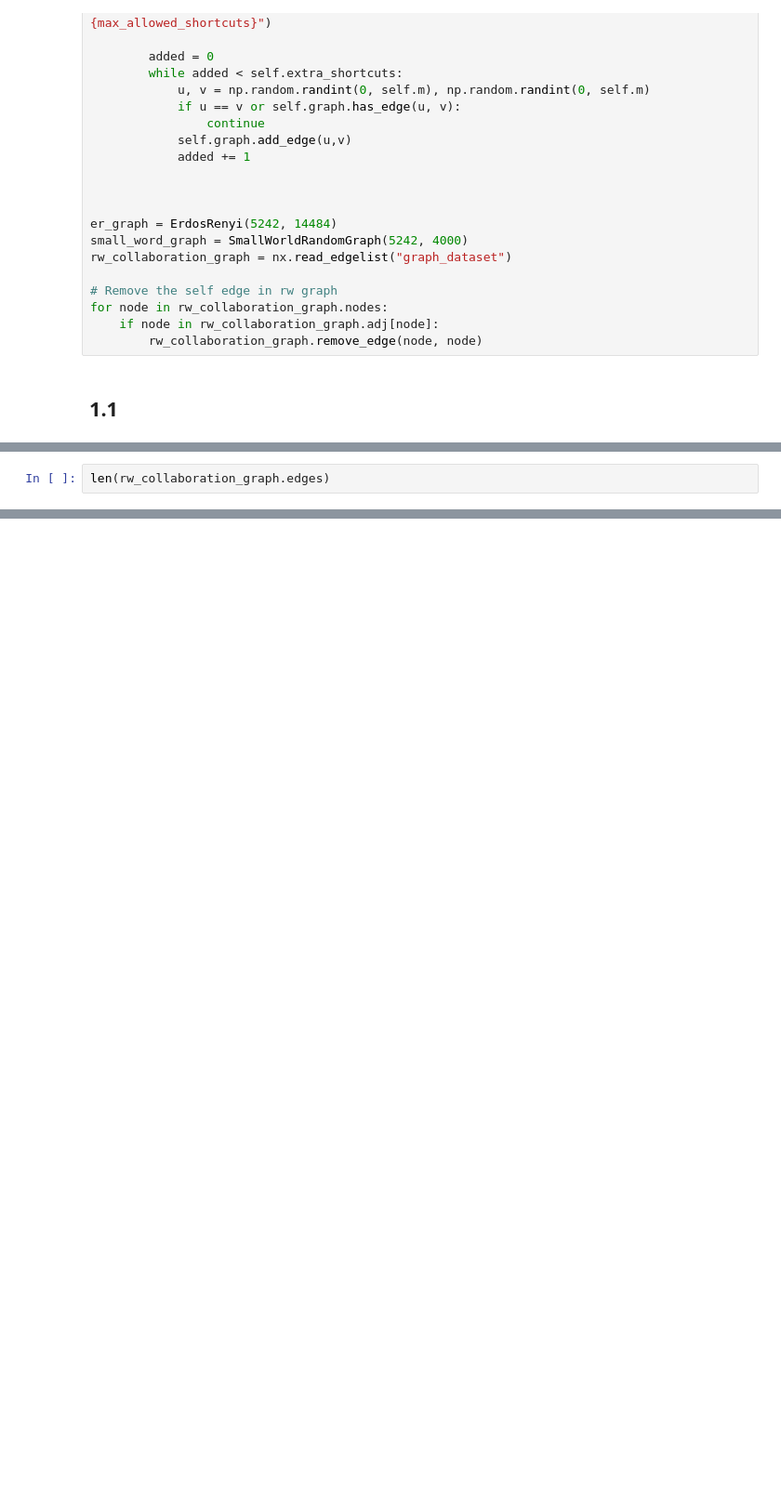
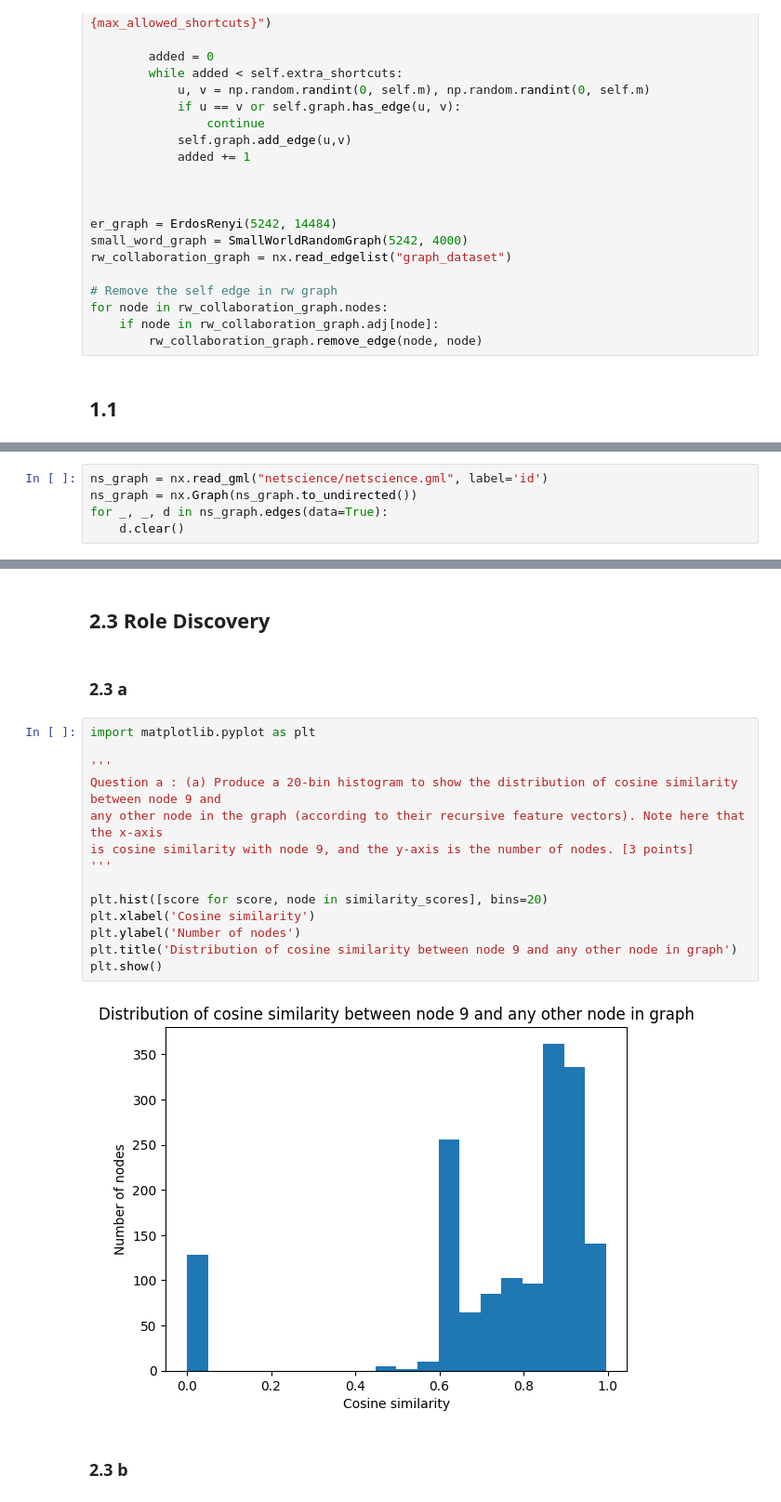
Before and after one commit to NeelMishra/graph_neural_networks_and_concepts_from_scratch, a Jupyter notebook: stanford_2018_materials/assignment_2.ipynb, the cells around one changed output, grey strips where cells are left out. Shown at 93% size. Saved outputs shown, nothing was run; the diff lists cells and outputs as text; blank space fills up the shorter version.

Commit message:
Question 2 complete

```diff
--- a/stanford_2018_materials/assignment_2.ipynb
+++ b/stanford_2018_materials/assignment_2.ipynb
@@ -148,2 +157,5 @@ len(small_word_graph.graph.edges)
 # %%
-len(rw_collaboration_graph.edges)
+ns_graph = nx.read_gml("netscience/netscience.gml", label='id')
+ns_graph = nx.Graph(ns_graph.to_undirected())
+for _, _, d in ns_graph.edges(data=True):
+    d.clear()
@@ -153,0 +315,22 @@ y
+# %% [markdown]
+## 2.3 Role Discovery
+# %% [markdown]
+### 2.3 a
+# %%
+import matplotlib.pyplot as plt
+
+'''
+Question a : (a) Produce a 20-bin histogram to show the distribution of cosine similarity between node 9 and
+any other node in the graph (according to their recursive feature vectors). Note here that the x-axis
+is cosine similarity with node 9, and the y-axis is the number of nodes. [3 points]
+'''
+
+plt.hist([score for score, node in similarity_scores], bins=20)
+plt.xlabel('Cosine similarity')
+plt.ylabel('Number of nodes')
+plt.title('Distribution of cosine similarity between node 9 and any other node in graph')
+plt.show()
+# %% [output]
+[figure, added]
+# %% [markdown]
+### 2.3 b
```
Also changed, not shown: parts of 15 cells of this notebook.
